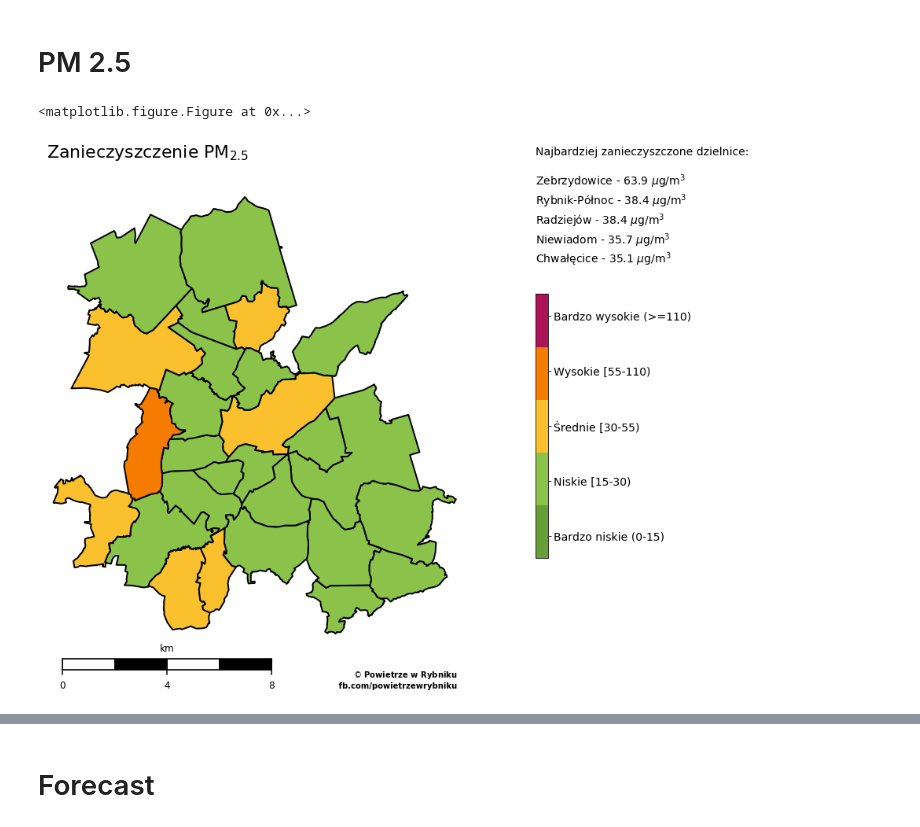
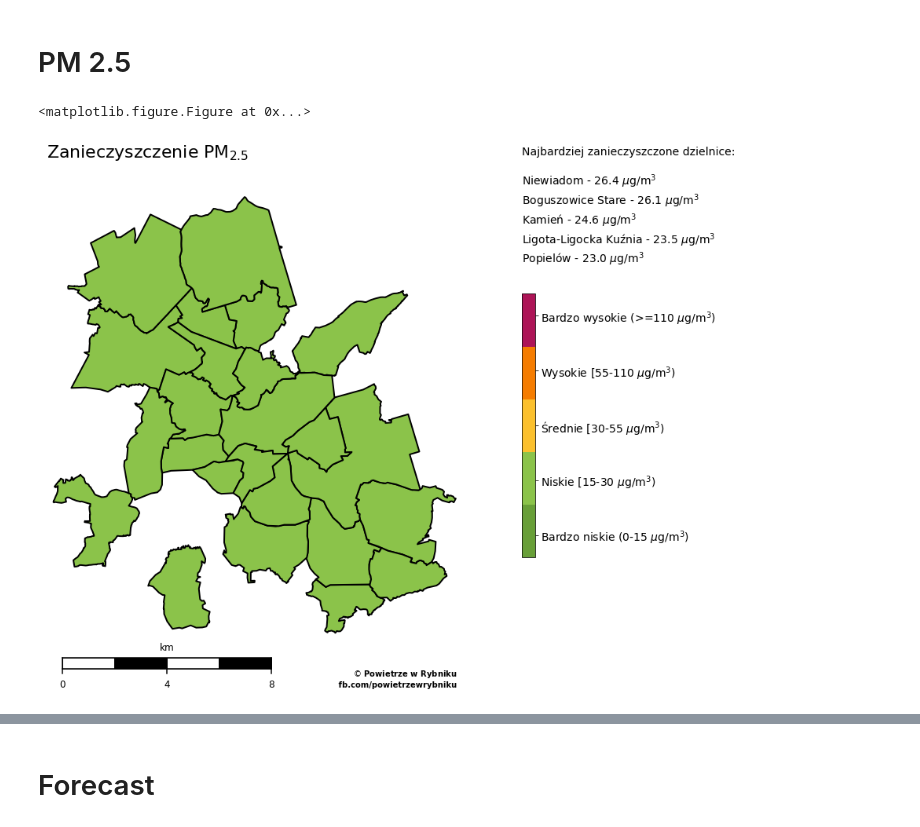
Before and after one commit to skrzypiec/powietrze_w_rybniku, a Jupyter notebook: script/map-merged.ipynb, the cells around one changed output, grey strips where cells are left out. Cells and saved outputs as stored; diff of their text form; code cells hidden in the pictures.

```diff
--- a/script/map-merged.ipynb
+++ b/script/map-merged.ipynb
@@ -118,13 +136,13 @@ sensors
 # %% [markdown]
 # More detailed data
 # %%
-ids = list(sensors.index)
+ids = list(sensors.query('pollutionLevel != 0').index) #exclude 0 -> sensor doesnt work
 
 from pandas.io.json import json_normalize
 
 headers = {
     'Accept': 'application/json',
-    'apikey': '7e6092f86c384ed7bf3bd561d13a931e',
+    'apikey': '***',
 }
 
 allData = []
@@ -245,7 +279,7 @@ df_map = pd.DataFrame({
 df_map = df_map.sort_values('district')
 df_map.set_index('id',inplace=True)
 # %%
-df_map = df_map.join(sensors, lsuffix='sens').join(hist_max, rsuffix='hist').join(currentData, rsuffix='current')
+df_map = df_map.join(sensors, how='inner', lsuffix='sens').join(hist_max, how='inner', rsuffix='hist').join(currentData, how='inner', rsuffix='current')
 # %%
 # Create Point objects in map coordinates from dataframe lon and lat values
 map_points = pd.Series(
@@ -432,4 +878,19 @@ norm = colors.BoundaryNorm(bounds, cmap.N)
 # %%
+pm10_labels = ['Bardzo niskie (0-25 $\mu$g/m$^3$)',
+ 'Niskie [25-50 $\mu$g/m$^3$)',
+ 'Średnie [50-90 $\mu$g/m$^3$)',
+ 'Wysokie [90-180 $\mu$g/m$^3$)',
+    'Bardzo wysokie (>=180 $\mu$g/m$^3$)']
+
+for i, text in enumerate(pm10_labels):
+    pm10_labels[i] = text.decode('utf-8')
+
+from matplotlib import colors
+cmap = colors.ListedColormap(['#689f38','#8bc34a','#fbc02d','#f57c00','#ad1457'])
+bounds= [0,25,50,90,180,1000]
+norm = colors.BoundaryNorm(bounds, cmap.N)
+
+
 plt.clf()
 fig = plt.figure()
 ax = fig.add_subplot(111, facecolor='w', frame_on=False)
@@ -452,7 +913,7 @@ cb.ax.tick_params(labelsize=14)
 
 # Show highest densities, in descending order
 highest = '\n'.join(
-    value[1] + " - " + str(round(value[15],1)) + r" $\mu$g/m$^3$" for _, value in df_map.sort_values(by='pm10', ascending=False)[:5].iterrows()).decode('utf-8')
+    value[1] + " - " + str(round(value['pm10'],1)) + r" $\mu$g/m$^3$" for _, value in df_map.sort_values(by='pm10', ascending=False)[:5].iterrows()).decode('utf-8')
 
 
 highest = 'Najbardziej zanieczyszczone dzielnice:\n\n' + highest
@@ -517,4 +964,18 @@ norm = colors.BoundaryNorm(bounds, cmap.N)
 # %%
+pm25_labels = ['Bardzo niskie (0-15 $\mu$g/m$^3$)',
+ 'Niskie [15-30 $\mu$g/m$^3$)',
+ 'Średnie [30-55 $\mu$g/m$^3$)',
+ 'Wysokie [55-110 $\mu$g/m$^3$)',
+    'Bardzo wysokie (>=110 $\mu$g/m$^3$)']
+
+for i, text in enumerate(pm25_labels):
+    pm25_labels[i] = text.decode('utf-8')
+
+from matplotlib import colors
+cmap = colors.ListedColormap(['#689f38','#8bc34a','#fbc02d','#f57c00','#ad1457'])
+bounds= [0,15,30,55,110,1000]
+norm = colors.BoundaryNorm(bounds, cmap.N)
+
 plt.clf()
 fig = plt.figure()
 ax = fig.add_subplot(111, facecolor='w', frame_on=False)
@@ -537,7 +998,7 @@ cb.ax.tick_params(labelsize=14)
 
 # Show highest densities, in descending order
 highest = '\n'.join(
-    value[1] + " - " + str(round(value[16],1)) + r" $\mu$g/m$^3$" for _, value in df_map.sort_values(by='pm25', ascending=False)[:5].iterrows()).decode('utf-8')
+    value[1] + " - " + str(round(value['pm25'],1)) + r" $\mu$g/m$^3$" for _, value in df_map.sort_values(by='pm25', ascending=False)[:5].iterrows()).decode('utf-8')
 
 
 highest = 'Najbardziej zanieczyszczone dzielnice:\n\n' + highest
@@ -555,31 +1016,31 @@ smallprint = ax.text(
     '$\copyright$ Powietrze w Rybniku\n fb.com/powietrzewrybniku'.decode('utf-8'),
     ha='right', va='bottom',
     size=10,
     weight = 'bold',
     color='#000000',
     transform=ax.transAxes)
 
 
 
 # Draw a map scale
 m.drawmapscale(
     coords[0] + 0.06, coords[1] - 0.01,
     coords[0], coords[1],
     8.,
     barstyle='fancy', labelstyle='simple',
     fillcolor1='w', fillcolor2='#000000',
     fontcolor='#000000', fontsize=12,
     zorder=5)
 
 
 plt.title("Zanieczyszczenie PM$_{2.5}$".decode('utf-8'), fontsize=22, loc='left')
 
 
 # this will set the image width to 1000px at 100dpi
 plt.tight_layout()
 fig.set_size_inches(12, 10)
 plt.savefig('ryb-pm25.png', dpi=200, alpha=True)
 plt.show()
 # %% [output]
 <matplotlib.figure.Figure at 0x...>
-[figure, old version]
+[figure, new version]
```
Also changed, not shown: parts of 30 cells of this notebook.
